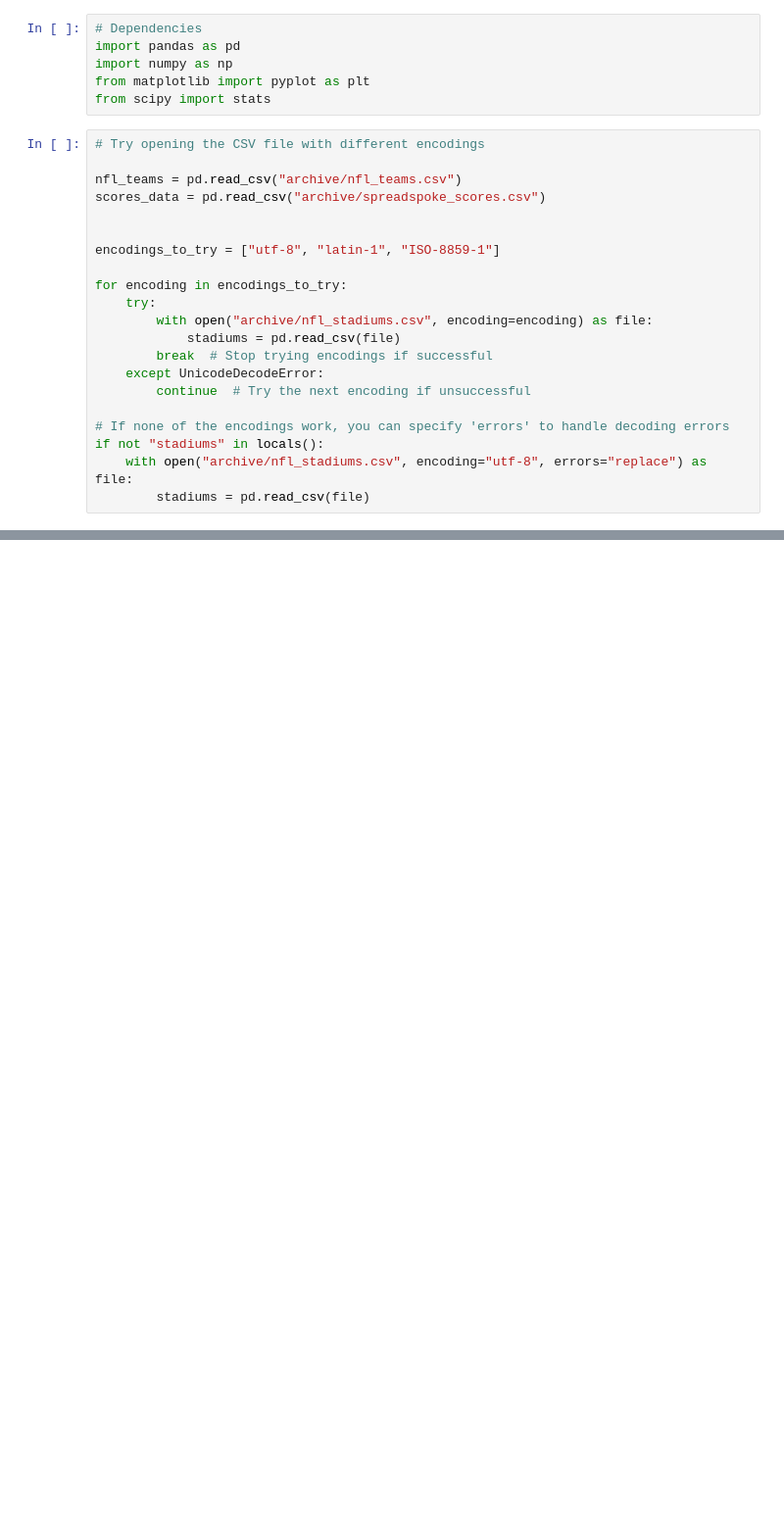
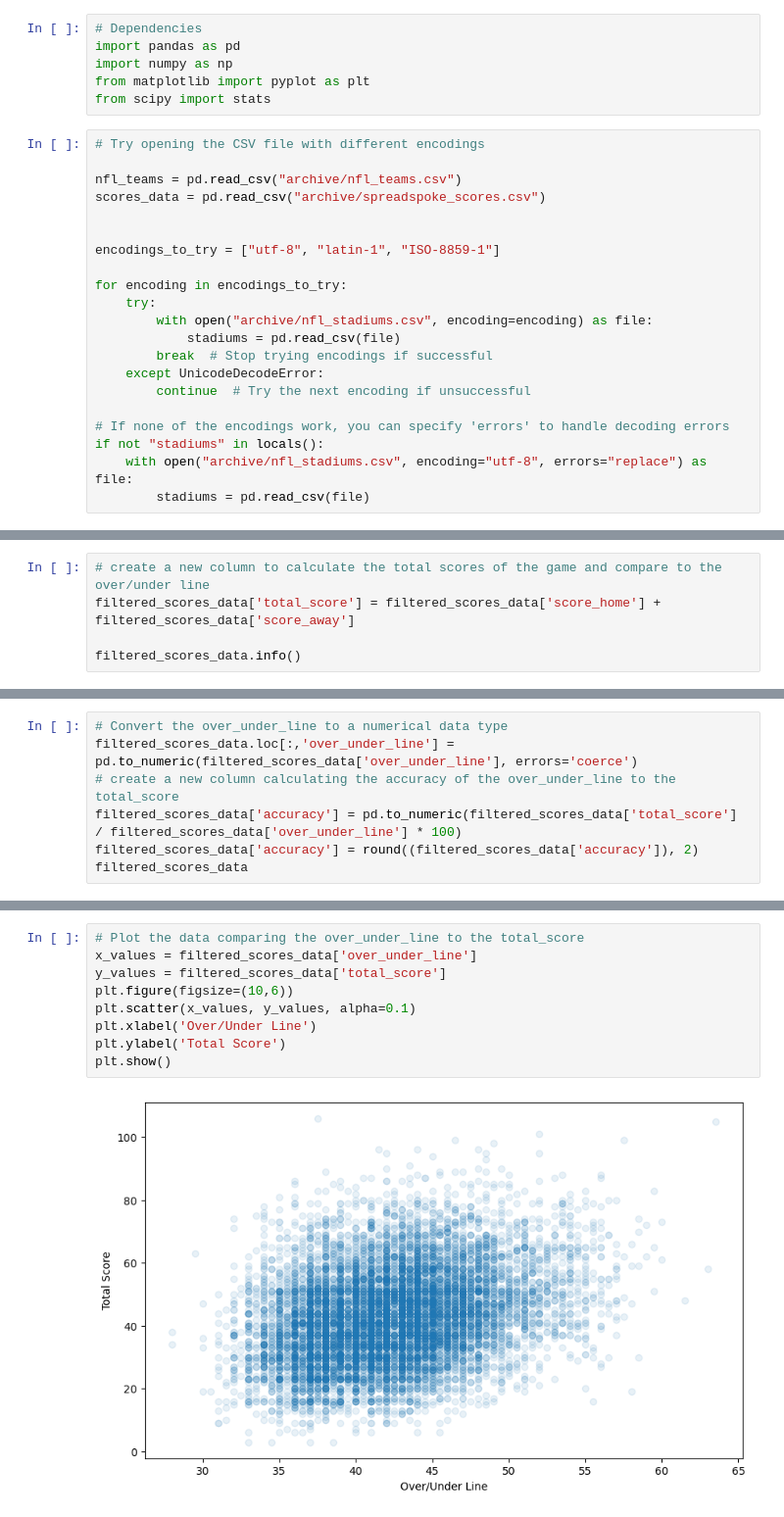
Before and after one commit to davisdw/Project_1_Group_5, a Jupyter notebook: Analysis.ipynb, the cells around one changed output, grey strips where cells are left out. Shown at 98% size. Cells and saved outputs as stored; diff of their text form; blank space fills up the shorter version.

```diff
--- a/Analysis.ipynb
+++ b/Analysis.ipynb
@@ -43,0 +59,5 @@ scores_data
+# %%
+# create a new column to calculate the total scores of the game and compare to the over/under line
+filtered_scores_data['total_score'] = filtered_scores_data['score_home'] + filtered_scores_data['score_away']
+
+filtered_scores_data.info()
@@ -43,0 +87,7 @@ scores_data
+# %%
+# Convert the over_under_line to a numerical data type
+filtered_scores_data.loc[:,'over_under_line'] = pd.to_numeric(filtered_scores_data['over_under_line'], errors='coerce')
+# create a new column calculating the accuracy of the over_under_line to the total_score
+filtered_scores_data['accuracy'] = pd.to_numeric(filtered_scores_data['total_score'] / filtered_scores_data['over_under_line'] * 100)
+filtered_scores_data['accuracy'] = round((filtered_scores_data['accuracy']), 2)
+filtered_scores_data
@@ -43,0 +121,11 @@ scores_data
+# %%
+# Plot the data comparing the over_under_line to the total_score
+x_values = filtered_scores_data['over_under_line']
+y_values = filtered_scores_data['total_score']
+plt.figure(figsize=(10,6))
+plt.scatter(x_values, y_values, alpha=0.1)
+plt.xlabel('Over/Under Line')
+plt.ylabel('Total Score')
+plt.show()
+# %% [output]
+[figure, added]
```
Also changed, not shown: parts of 4 cells of this notebook.
